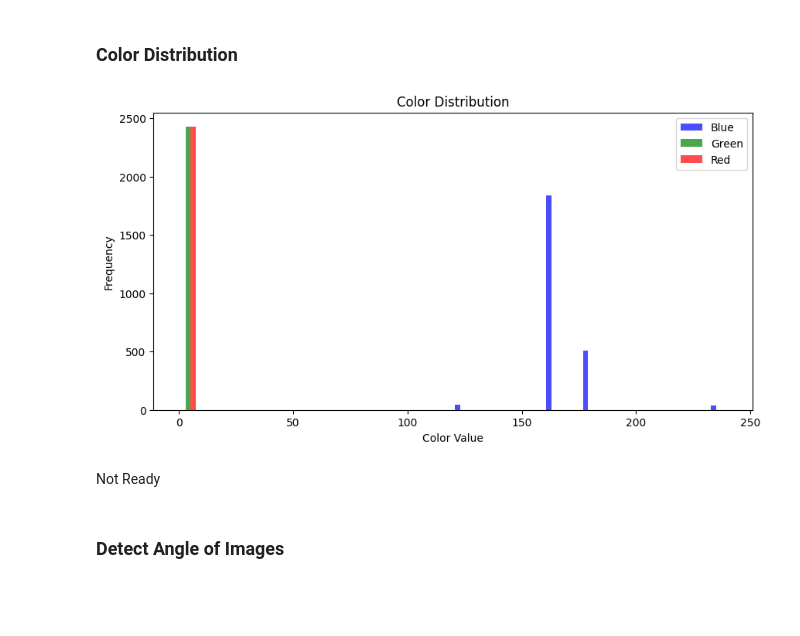
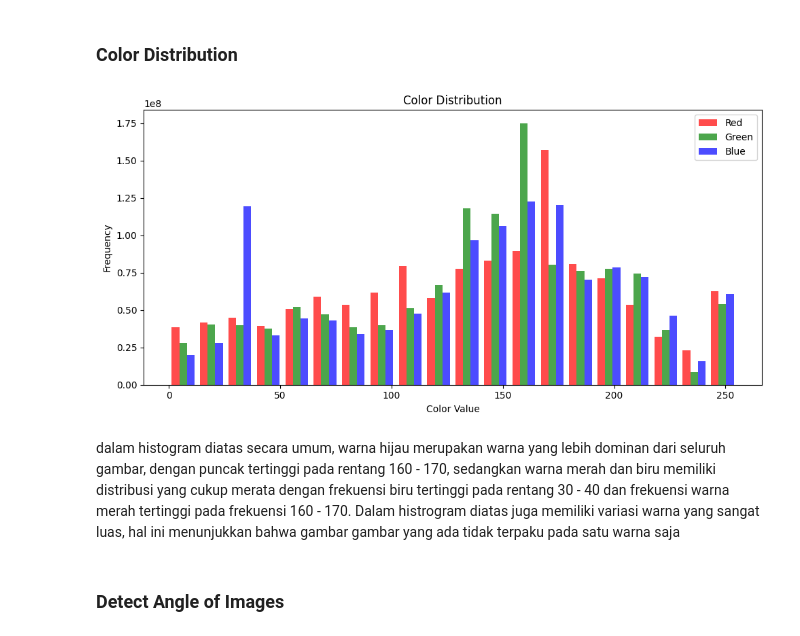
Before and after one commit to Padmanaba231/AI_LAB_PROJECT, a Jupyter notebook: Data_Exploration.ipynb, the cells around one changed output. Cells and saved outputs as stored; diff of their text form; code cells hidden in the pictures; blank space fills up the shorter version.

Commit message:
Data Exploration - Color Distribution Fix

```diff
--- a/Data_Exploration.ipynb
+++ b/Data_Exploration.ipynb
@@ -179,28 +180,44 @@ display_all_images(image_folder, num_images=5)
 output diatas menampilkan beberapa gambar dalam folder, sesuai dengan parameter "num_images" yang di input
 # %% [markdown]
 ### Color Distribution
-# %%
-def plot_color_distribution(image_data):
-    all_colors = []
-    for _, img, _ in image_data:
-        avg_color = cv2.mean(img)[:3]
-        all_colors.append(avg_color)
-
-    avg_colors = np.array(all_colors)
-
-    plt.figure(figsize=(10, 5))
-    plt.hist(avg_colors, bins=30, label=['Blue', 'Green', 'Red'], color=['b', 'g', 'r'], alpha=0.7)
-    plt.title('Color Distribution')
-    plt.xlabel('Color Value')
-    plt.ylabel('Frequency')
-    plt.legend()
-    plt.show()
-
-plot_color_distribution(image_data)
-# %% [output]
-[figure, removed]
-# %% [markdown]
-Not Ready
+# %%
+def plot_color_distribution(folder_path):
+    all_colors = []
+
+    # Mengumpulkan semua warna dari setiap gambar dalam folder
+    for filename in os.listdir(folder_path):
+        if filename.endswith(('.png', '.jpg', '.jpeg')):  # Memastikan hanya memproses file gambar
+            img_path = os.path.join(folder_path, filename)
+            img = cv2.imread(img_path)
+            if img is not None:  # Pastikan gambar berhasil dibaca
+                # Mengambil semua warna dari gambar
+                colors = img.reshape(-1, 3)  # Mengubah gambar menjadi array 2D
+                all_colors.append(colors)
+            else:
+                print(f"Warning: Could not read image {img_path}")
+
+    # Menggabungkan semua warna menjadi satu array jika ada warna yang valid
+    if all_colors:
+        all_colors = np.vstack(all_colors)
+
+        # Membuat histogram untuk setiap channel warna
+        plt.figure(figsize=(10, 5))
+        plt.hist(all_colors, bins=20, color=['r','g','b'], alpha=0.7, label=['Red', 'Green', 'Blue'] )
+        plt.title('Color Distribution')
+        plt.xlabel('Color Value')
+        plt.ylabel('Frequency')
+        plt.tight_layout()
+        plt.legend()
+        plt.show()
+    else:
+        print("No valid image data to plot.")
+
+# Panggil fungsi dengan path folder yang berisi gambar Anda
+plot_color_distribution(image_folder)
+# %% [output]
+[figure, added]
+# %% [markdown]
+dalam histogram diatas secara umum, warna hijau merupakan warna yang lebih dominan dari seluruh gambar, dengan puncak tertinggi pada rentang 160 - 170, sedangkan warna merah dan biru memiliki distribusi yang cukup merata dengan frekuensi biru tertinggi pada rentang 30 - 40 dan frekuensi warna merah tertinggi pada frekuensi 160 - 170. Dalam histrogram diatas juga memiliki variasi warna yang sangat luas, hal ini menunjukkan bahwa gambar gambar yang ada tidak terpaku pada satu warna saja
 # %% [markdown]
 ### Detect Angle of Images
 # %%
```
Also changed, not shown: parts of 1 cell of this notebook.
